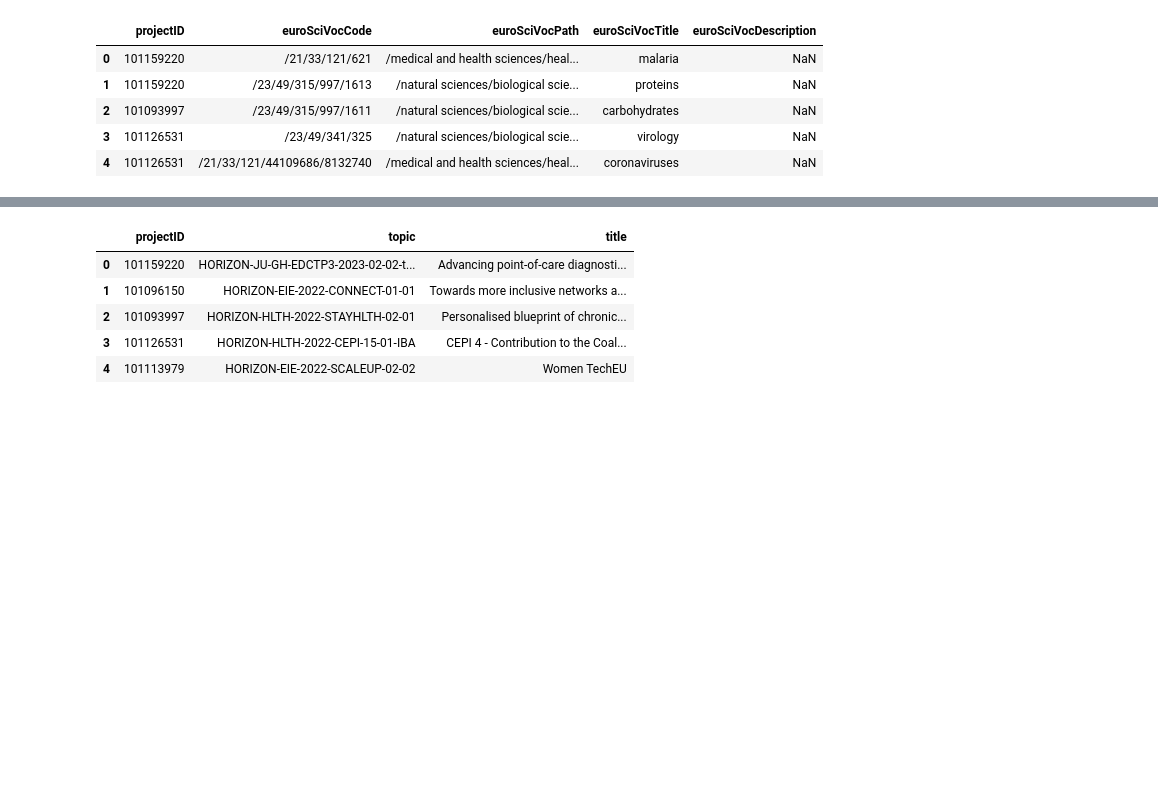
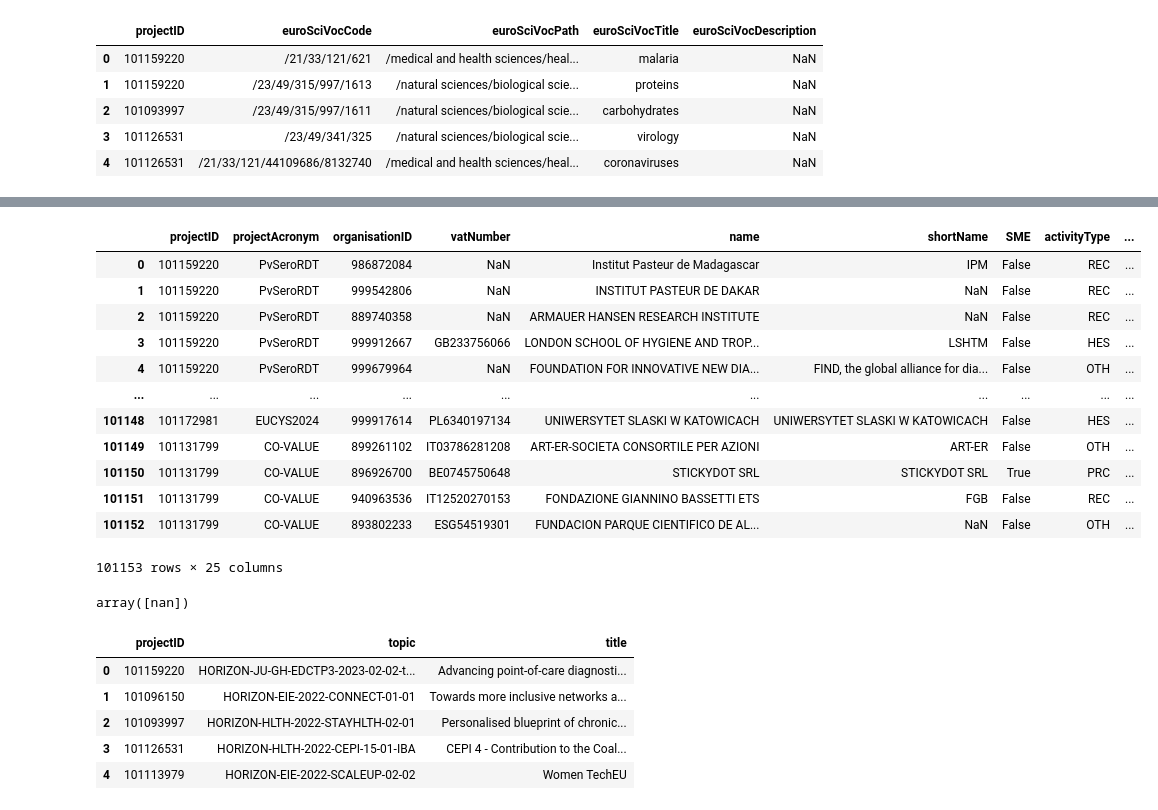
Before and after one commit to sulikismaylovv/EU_Horizon_Dashboard, a Jupyter notebook: notebooks/01_data_preparation.ipynb, the cells around one changed output, grey strips where cells are left out. Saved outputs shown, nothing was run; the diff lists cells and outputs as text; code cells hidden in the pictures; blank space fills up the shorter version.

```diff
--- a/notebooks/01_data_preparation.ipynb
+++ b/notebooks/01_data_preparation.ipynb
@@ -602,0 +663,14 @@ organization_df.head()
+# %%
+# Merge project_df (with 'id') into organization_df (with 'projectID')
+org_with_status = organization_df.merge(
+    project_df[['id', 'status']],
+    left_on='projectID',
+    right_on='id',
+    how='left'
+)
+
+# from etl.cleaning import
+# Set 'active' to True if status is SIGNED, else False
+org_with_status['active'] = org_with_status['status'].astype(str).str.encode('unicode_escape').str.decode('utf-8').str.strip() == 'SIGNED'
+
+org_with_status = org_with_status.drop(columns=['id', 'status'])
@@ -603,3 +692,23 @@ organization_df.head()
+# %%
+org_with_status
+# %% [output]
+|  | projectID | projectAcronym | organisationID | vatNumber | name | shortName | SME | activityType | ... |
+| 0 | 101159220 | PvSeroRDT | 986872084 | NaN | Institut Pasteur de Madagascar | IPM | False | REC | ... |
+| 1 | 101159220 | PvSeroRDT | 999542806 | NaN | INSTITUT PASTEUR DE DAKAR | NaN | False | REC | ... |
+| 2 | 101159220 | PvSeroRDT | 889740358 | NaN | ARMAUER HANSEN RESEARCH INSTITUTE | NaN | False | REC | ... |
+| 3 | 101159220 | PvSeroRDT | 999912667 | GB233756066 | LONDON SCHOOL OF HYGIENE AND TROP... | LSHTM | False | HES | ... |
+| 4 | 101159220 | PvSeroRDT | 999679964 | NaN | FOUNDATION FOR INNOVATIVE NEW DIA... | FIND, the global alliance for dia... | False | OTH | ... |
+| ... | ... | ... | ... | ... | ... | ... | ... | ... | ... |
+| 101148 | 101172981 | EUCYS2024 | 999917614 | PL6340197134 | UNIWERSYTET SLASKI W KATOWICACH | UNIWERSYTET SLASKI W KATOWICACH | False | HES | ... |
+| 101149 | 101131799 | CO-VALUE | 899261102 | IT03786281208 | ART-ER-SOCIETA CONSORTILE PER AZIONI | ART-ER | False | OTH | ... |
+| 101150 | 101131799 | CO-VALUE | 896926700 | BE0745750648 | STICKYDOT SRL | STICKYDOT SRL | True | PRC | ... |
+| 101151 | 101131799 | CO-VALUE | 940963536 | IT12520270153 | FONDAZIONE GIANNINO BASSETTI ETS | FGB | False | REC | ... |
+| 101152 | 101131799 | CO-VALUE | 893802233 | ESG54519301 | FUNDACION PARQUE CIENTIFICO DE AL... | NaN | False | OTH | ... |
+101153 rows × 25 columns
+# %%
+organization_df['active'].unique()
+# %% [output]
+array([nan])
 # %%
 topics_df.head()
 # %% [output]
```
Also changed, not shown: parts of 36 cells of this notebook, 7 other files.
